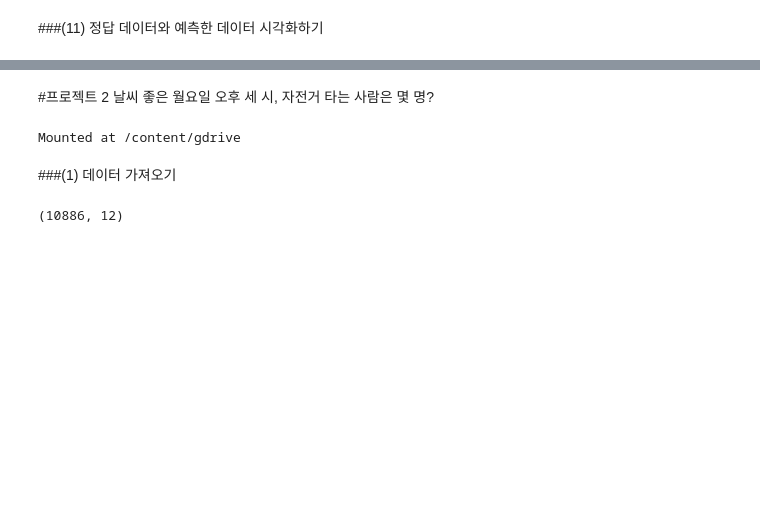
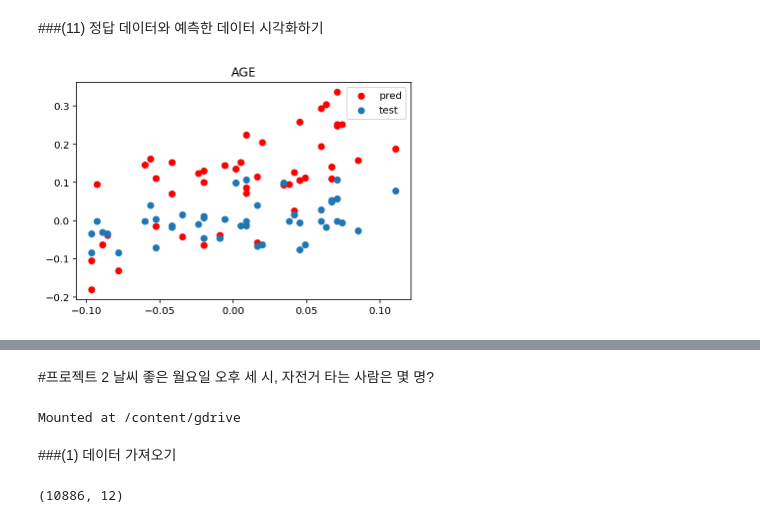
Before and after one commit to EA-park/AIFFEL, a Jupyter notebook: [Exp_02]How_Many_People_Ride_a_Bicycle.ipynb, the cells around one changed output, grey strips where cells are left out. Drawn from its saved outputs; the diff is of its cells as text; code cells hidden in the pictures; blank space fills up the shorter version.

```diff
--- a/[Exp_02]How_Many_People_Ride_a_Bicycle.ipynb
+++ b/[Exp_02]How_Many_People_Ride_a_Bicycle.ipynb
@@ -170,5 +180,13 @@ mse
 # %% [markdown]
 ###(11) 정답 데이터와 예측한 데이터 시각화하기
+# %%
+plt.scatter(X_test[:, 0], y_pred, c='red', label='pred')
+plt.scatter(X_test[:, 0], y_test, label='test')
+plt.title(diabetes.feature_names[0].upper())
+plt.legend()
+plt.show()
+# %% [output]
+[figure, added]
 # %%
 plt.figure(figsize=[10,30])
 for i in range(N):
```
Also changed, not shown: parts of 19 cells of this notebook.
